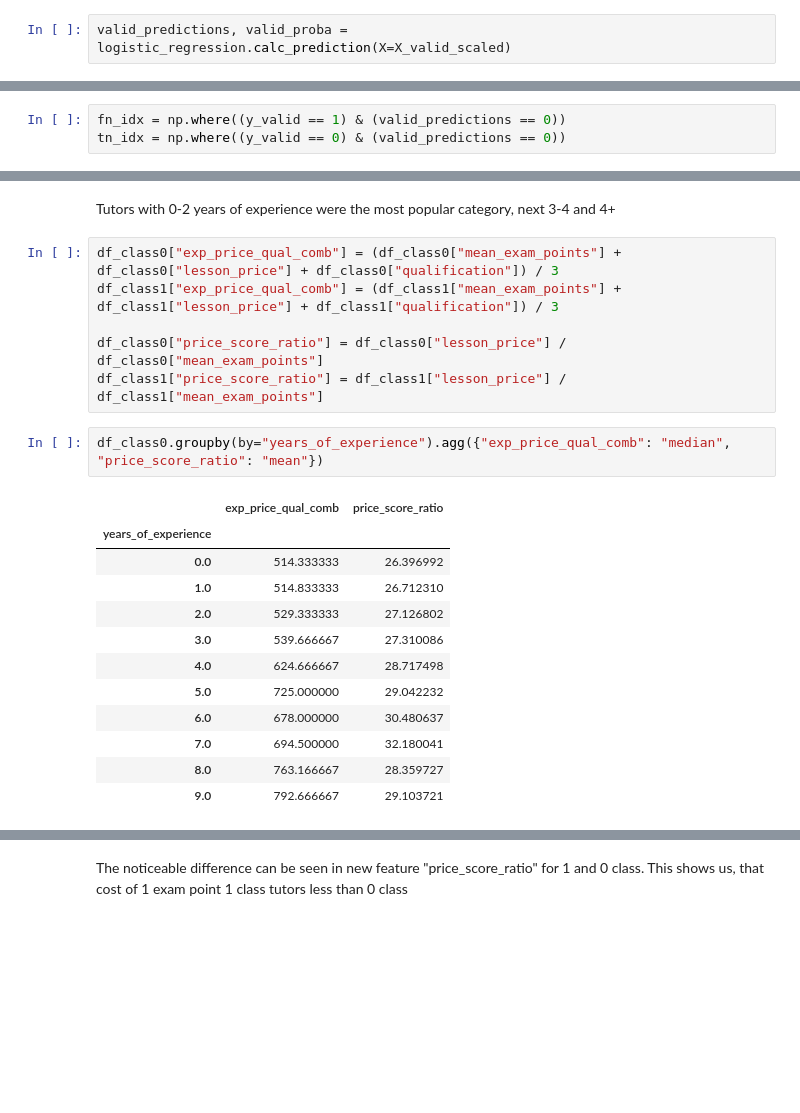
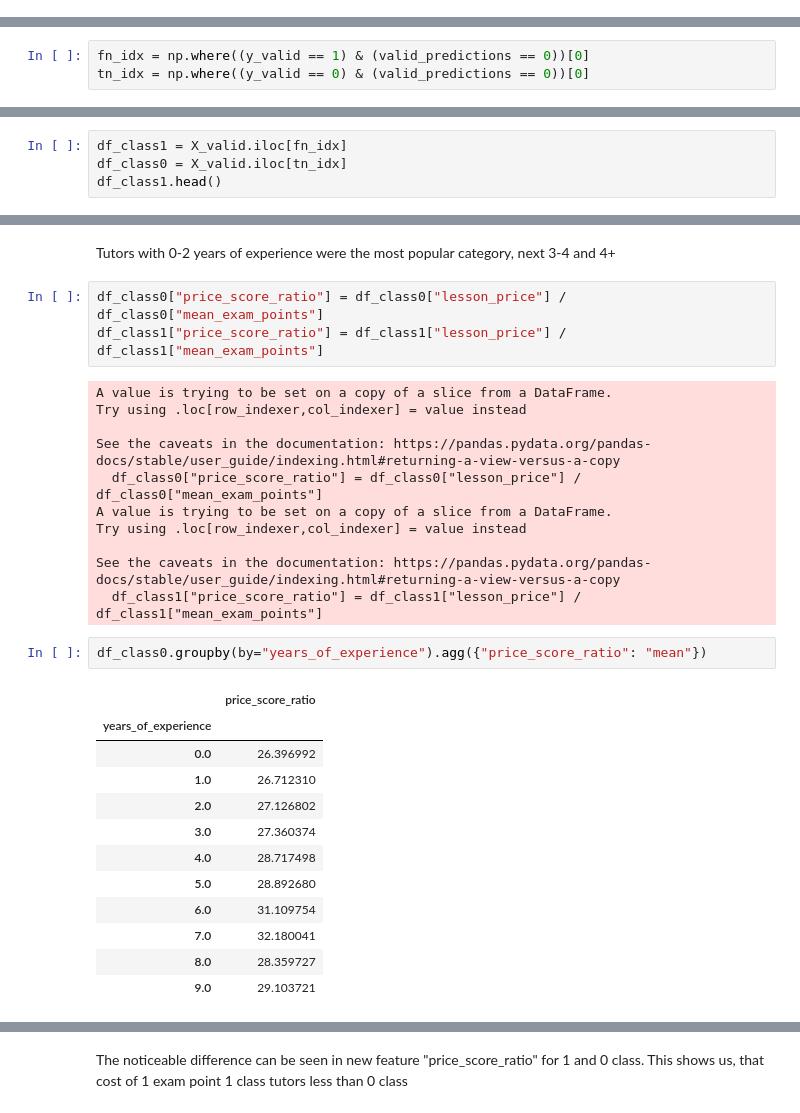
Before and after one commit to SpaceMakerc/tutor_prediction, a Jupyter notebook: predict_model_v1.ipynb, the cells around one changed output, grey strips where cells are left out. Drawn from its saved outputs; the diff is of its cells as text; blank space fills up the shorter version.

```diff
--- a/predict_model_v1.ipynb
+++ b/predict_model_v1.ipynb
@@ -962,2 +1032,0 @@ logistic_regression.eval_model(X=X_train_scaled, y=y_train)
-# %%
-valid_predictions, valid_proba = logistic_regression.calc_prediction(X=X_valid_scaled)
@@ -1064,5 +1112,5 @@ array([[   3,    1],
 # %% [markdown]
 So we have almost perfect prediction for 0 class with only 1 mistake and 3 correctly predicted 1 class out of 222. Let's start here, search the difference
 # %%
-fn_idx = np.where((y_valid == 1) & (valid_predictions == 0))
-tn_idx = np.where((y_valid == 0) & (valid_predictions == 0))
+fn_idx = np.where((y_valid == 1) & (valid_predictions == 0))[0]
+tn_idx = np.where((y_valid == 0) & (valid_predictions == 0))[0]
@@ -1079,0 +1117,4 @@ df_class1.head()
+# %%
+df_class1 = X_valid.iloc[fn_idx]
+df_class0 = X_valid.iloc[tn_idx]
+df_class1.head()
@@ -1188,24 +1247,32 @@ plt.show()
 # %% [markdown]
 Tutors with 0-2 years of experience were the most popular category, next 3-4 and 4+
 # %%
-df_class0["exp_price_qual_comb"] = (df_class0["mean_exam_points"] + df_class0["lesson_price"] + df_class0["qualification"]) / 3
-df_class1["exp_price_qual_comb"] = (df_class1["mean_exam_points"] + df_class1["lesson_price"] + df_class1["qualification"]) / 3
-
 df_class0["price_score_ratio"] = df_class0["lesson_price"] / df_class0["mean_exam_points"]
 df_class1["price_score_ratio"] = df_class1["lesson_price"] / df_class1["mean_exam_points"]
+# %% [output]
+A value is trying to be set on a copy of a slice from a DataFrame.
+Try using .loc[row_indexer,col_indexer] = value instead
+
+See the caveats in the documentation: https://pandas.pydata.org/pandas-docs/stable/user_guide/indexing.html#returning-a-view-versus-a-copy
+  df_class0["price_score_ratio"] = df_class0["lesson_price"] / df_class0["mean_exam_points"]
+A value is trying to be set on a copy of a slice from a DataFrame.
+Try using .loc[row_indexer,col_indexer] = value instead
+
+See the caveats in the documentation: https://pandas.pydata.org/pandas-docs/stable/user_guide/indexing.html#returning-a-view-versus-a-copy
+  df_class1["price_score_ratio"] = df_class1["lesson_price"] / df_class1["mean_exam_points"]
 # %%
-df_class0.groupby(by="years_of_experience").agg({"exp_price_qual_comb": "median", "price_score_ratio": "mean"})
+df_class0.groupby(by="years_of_experience").agg({"price_score_ratio": "mean"})
 # %% [output]
-|  | exp_price_qual_comb | price_score_ratio |
-| years_of_experience |  |  |
-| 0.0 | 514.333333 | 26.396992 |
-| 1.0 | 514.833333 | 26.712310 |
-| 2.0 | 529.333333 | 27.126802 |
-| 3.0 | 539.666667 | 27.310086 |
-| 4.0 | 624.666667 | 28.717498 |
-| 5.0 | 725.000000 | 29.042232 |
-| 6.0 | 678.000000 | 30.480637 |
-| 7.0 | 694.500000 | 32.180041 |
-| 8.0 | 763.166667 | 28.359727 |
-| 9.0 | 792.666667 | 29.103721 |
+|  | price_score_ratio |
+| years_of_experience |  |
+| 0.0 | 26.396992 |
+| 1.0 | 26.712310 |
+| 2.0 | 27.126802 |
+| 3.0 | 27.360374 |
+| 4.0 | 28.717498 |
+| 5.0 | 28.892680 |
+| 6.0 | 31.109754 |
+| 7.0 | 32.180041 |
+| 8.0 | 28.359727 |
+| 9.0 | 29.103721 |
 # %%
```
Also changed, not shown: parts of 32 cells of this notebook.
